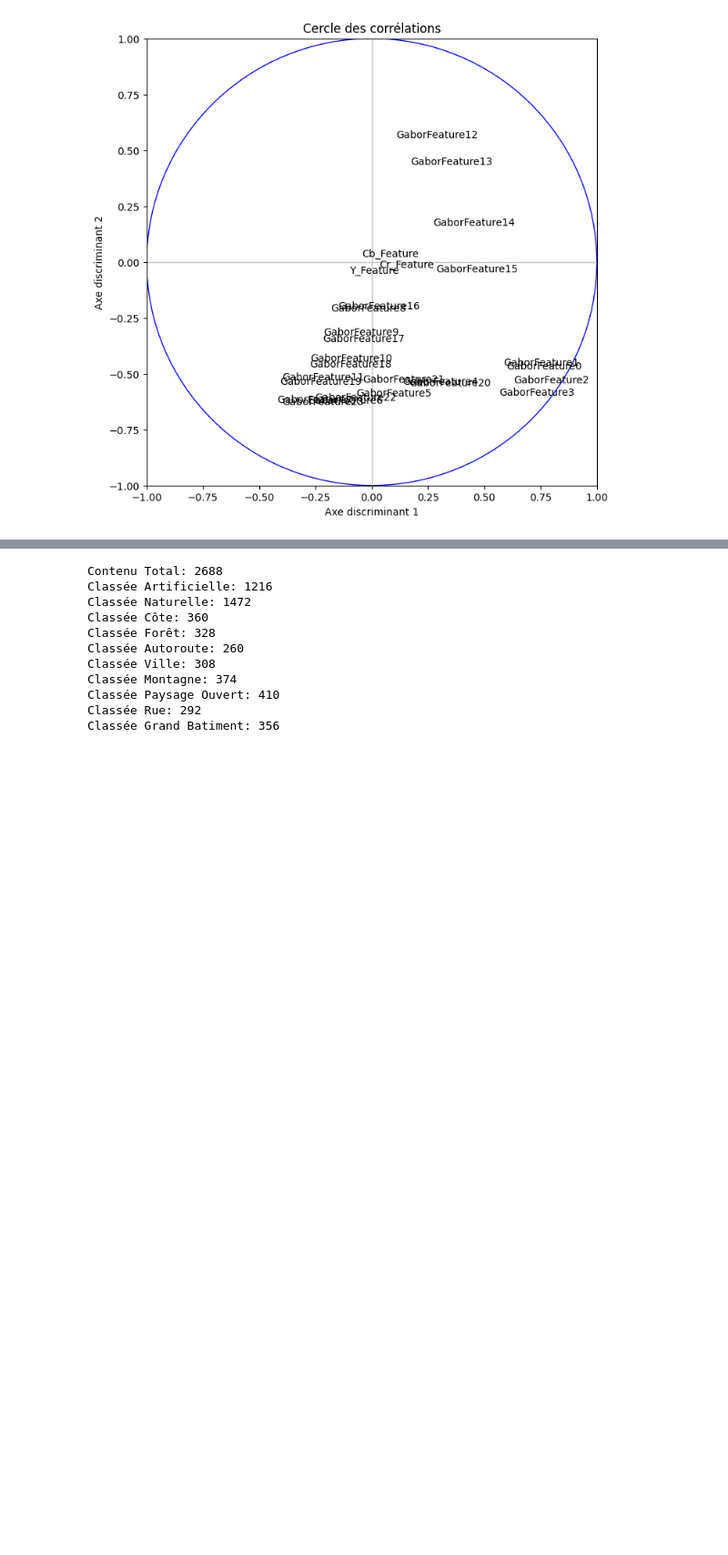
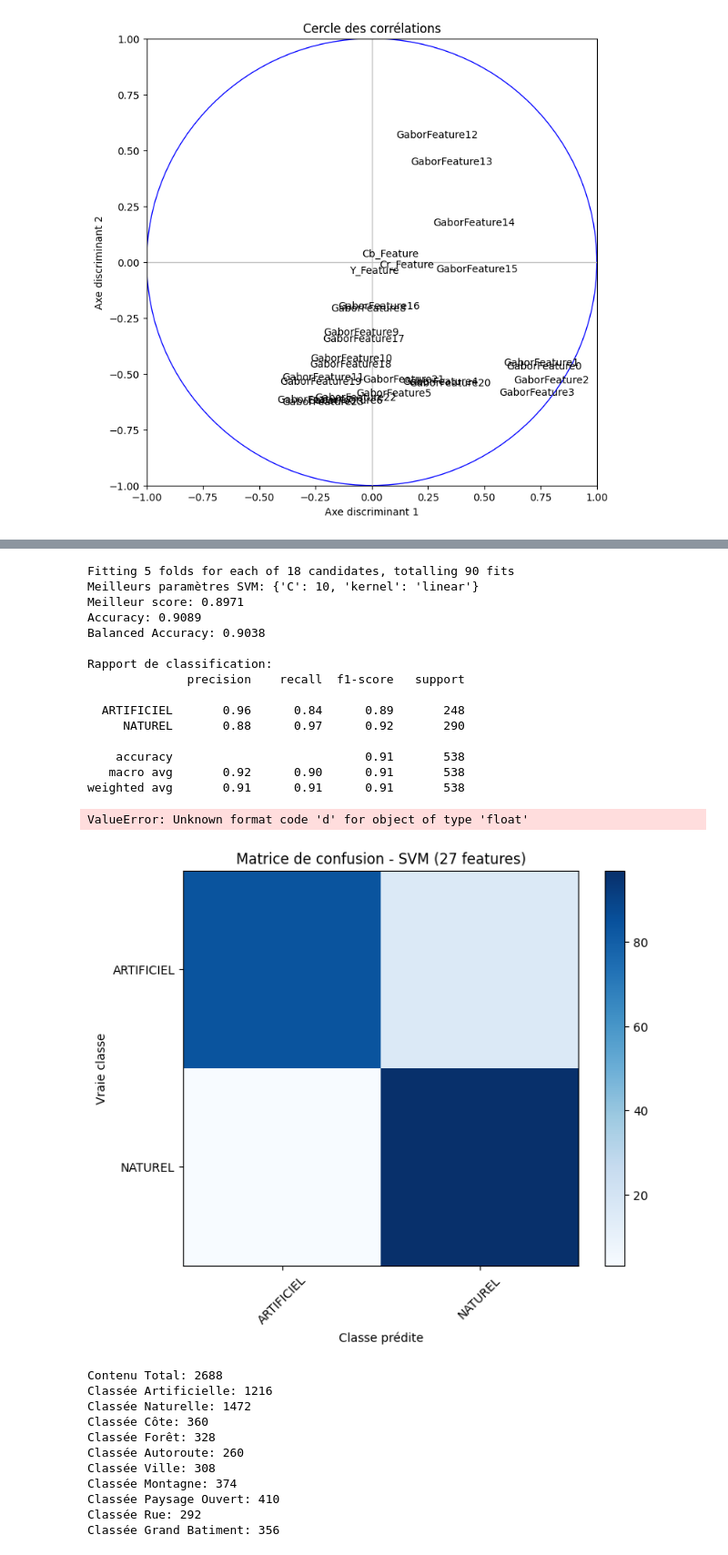
Before and after one commit to prichert17/Projet_Machine_Learning, a Jupyter notebook: Classification_automatique.ipynb, the cells around one changed output, grey strips where cells are left out. Shown at 91% size. Saved outputs shown, nothing was run; the diff lists cells and outputs as text; code cells hidden in the pictures; blank space fills up the shorter version.

```diff
--- a/Classification_automatique.ipynb
+++ b/Classification_automatique.ipynb
@@ -274,10 +310,33 @@ Scores de la validation croisée pour différentes configurations du MLP :  [0.9
 # %%
 ################# SVM ###################
 
+# Définir la grille de paramètres pour le SVM
+svc = SVC(kernel='linear')
+param_grid = {
+    'C': [0.1, 1, 10, 100, 1000, 10000],
+    'kernel': ['linear', 'rbf', 'poly']
+}
 
+# GridSearchCV pour trouver les meilleurs paramètres
+grid_svc = GridSearchCV(
+    svc,
+    param_grid,
+    cv=5,
+    scoring='balanced_accuracy',
+    n_jobs=-1,  # Utilise tous les processeurs, plus rapide
+    verbose=2
+)
+
+grid_svc.fit(X_train, y_train)
+
+print(f"Meilleurs paramètres SVM: {grid_svc.best_params_}")
+print(f"Meilleur score: {grid_svc.best_score_:.4f}")
+
+# Utiliser le meilleur modèle
+svc = grid_svc.best_estimator_
 
 # Apprentissage de la règle de décision sur les 27 features
-svc = SVC(C=10000, kernel='linear')
+
 svc.fit(X_train, y_train)
 
 # Prédiction
@@ -287,10 +346,10 @@ y_pred = svc.predict(X_test)
 print(f'Accuracy: {accuracy_score(y_test, y_pred):.4f}')
 print(f'Balanced Accuracy: {balanced_accuracy_score(y_test, y_pred):.4f}')
 print('\nRapport de classification:')
-print(classification_report(y_test, y_pred, target_names=le.classes_))
+print(classification_report(y_test, y_pred, target_names=le.classes_))      #permet de voir la précision de y_pred par rapport à y_test
 
 # Matrice de confusion
-cm = confusion_matrix(y_test, y_pred)
+cm = confusion_matrix(y_test, y_pred, normalize='true') * 100
 plt.figure(figsize=(8, 6))
 plt.imshow(cm, interpolation='nearest', cmap='Blues')
 plt.title('Matrice de confusion - SVM (27 features)')
@@ -304,38 +363,56 @@ plt.xlabel('Classe prédite')
 # Ajouter les valeurs dans chaque case
 thresh = cm.max() / 2.
 for i, j in np.ndindex(cm.shape):
-    plt.text(j, i, format(cm[i, j], 'd'),
+    plt.text(j, i, format(cm[i, j], '.2f'),
              ha="center", va="center",
              color="white" if cm[i, j] > thresh else "black")
 plt.tight_layout()
 plt.show()
 
 # Informations sur le modèle
 print(f'\nNombre de vecteurs supports: {len(svc.support_vectors_)}')
 print(f'Nombre de features utilisées: {X.shape[1]}')
 
 # Visualisation sur les 2 premières composantes LDA (pour visualisation uniquement)
 Xs = coord_lda[:, :2]
 svc_viz = SVC(C=10000, kernel='linear')
 svc_viz.fit(Xs, yt)
 
 plt.figure(figsize=(10, 8))
 x_min, x_max = Xs[:, 0].min() - 1, Xs[:, 0].max() + 1
 y_min, y_max = Xs[:, 1].min() - 1, Xs[:, 1].max() + 1
 xx, yy = np.meshgrid(np.linspace(x_min, x_max, 200),
                      np.linspace(y_min, y_max, 200))
 Z = svc_viz.predict(np.c_[xx.ravel(), yy.ravel()])
 Z = Z.reshape(xx.shape)
 
 plt.contourf(xx, yy, Z, alpha=0.3, cmap='viridis')
 plt.scatter(Xs[:,0], Xs[:,1], c=yt, marker='o', cmap='viridis', edgecolors='k', s=50)
 plt.scatter(svc_viz.support_vectors_[:,0], svc_viz.support_vectors_[:,1],
             c='r', marker='*', s=200, label='Vecteurs supports', edgecolors='black')
 plt.xlabel('Composante LDA 1')
 plt.ylabel('Composante LDA 2')
 plt.title('Frontière de décision SVM (projection LDA)')
 plt.legend()
 plt.show()
+# %% [output]
+Fitting 5 folds for each of 18 candidates, totalling 90 fits
+Meilleurs paramètres SVM: {'C': 10, 'kernel': 'linear'}
+Meilleur score: 0.8971
+Accuracy: 0.9089
+Balanced Accuracy: 0.9038
+
+Rapport de classification:
+              precision    recall  f1-score   support
+
+  ARTIFICIEL       0.96      0.84      0.89       248
+     NATUREL       0.88      0.97      0.92       290
+
+    accuracy                           0.91       538
+   macro avg       0.92      0.90      0.91       538
+weighted avg       0.91      0.91      0.91       538
+ValueError: Unknown format code 'd' for object of type 'float'
+[figure, added]
 # %%
 # Partie 1.2
 utils.show_database(database,1,2) # pour verifier les bases et afficher un exemple images
```
Also changed, not shown: parts of 1 cell of this notebook.
